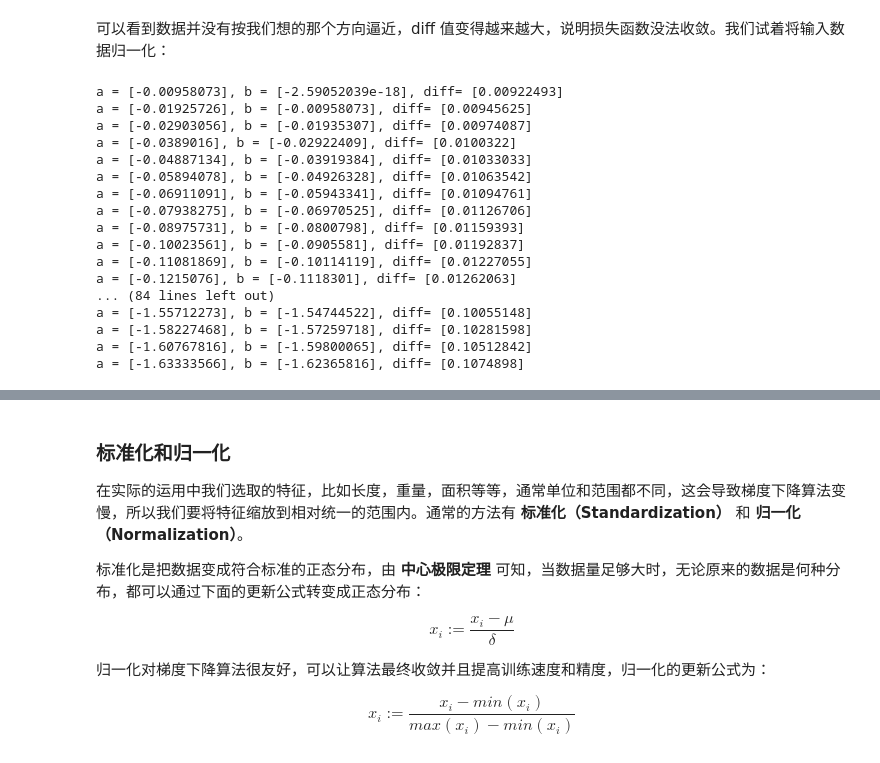
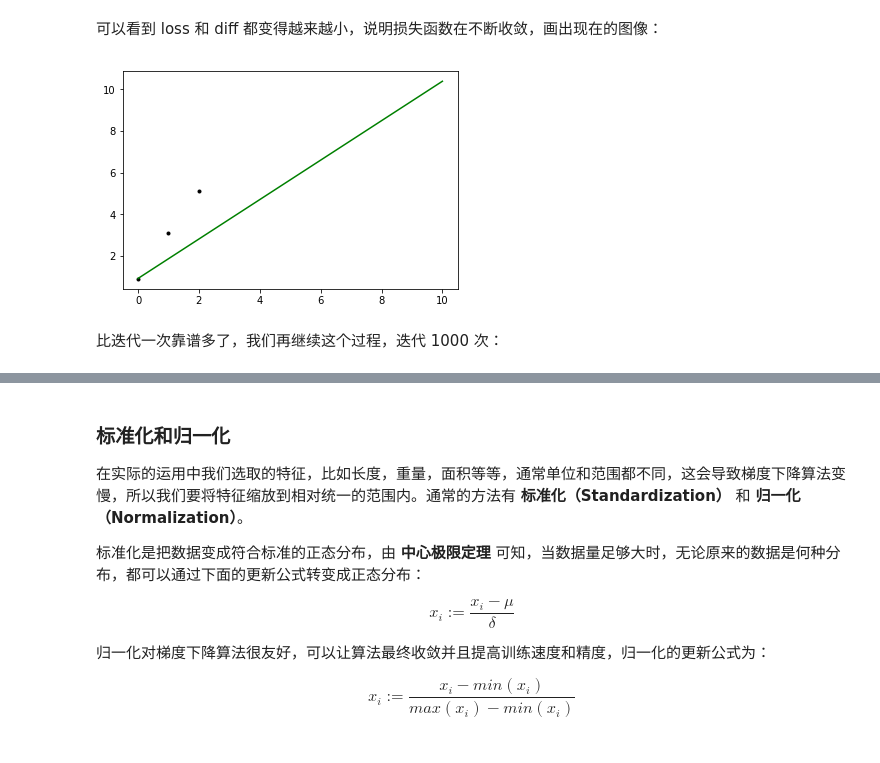
Before and after one commit to aneasystone/ml-notes, a Jupyter notebook: 回归/11. 利用梯度下降法解线性回归.ipynb, the cells around one changed output, grey strips where cells are left out. Saved outputs shown, nothing was run; the diff lists cells and outputs as text; code cells hidden in the pictures.

```diff
--- a/回归/11. 利用梯度下降法解线性回归.ipynb
+++ b/回归/11. 利用梯度下降法解线性回归.ipynb
@@ -115,45 +121,14 @@ a = -1.2204397816143372e+135, b = -8.078862233749725e+133, diff= 1.5627450194450
-# %% [markdown]
-可以看到数据并没有按我们想的那个方向逼近，diff 值变得越来越大，说明损失函数没法收敛。我们试着将输入数据归一化：
-# %%
-import numpy as np
-from sklearn.preprocessing import StandardScaler
-
-X = np.array([39.93, 42.05, 43.18, 44.68, 49.87, 53.57]).reshape(-1,1)
-Y = np.array([199,   290,   298,   310,   399,   420]).reshape(-1,1)
-
-x_scalar = StandardScaler()
-y_scalar = StandardScaler()
-x_scalar.fit(X)
-y_scalar.fit(Y)
-X_standard = x_scalar.transform(X)
-Y_standard = y_scalar.transform(Y)
-
-eta = 0.01
-a = 0
-b = 0
-
-for i in range(100):
-    a_new = gradient_update_a(X_standard, Y_standard, a, b)
-    b_new = gradient_update_b(X_standard, Y_standard, a, b)
-    diff = abs(loss(X_standard, Y_standard, a, b) - loss(X_standard, Y_standard, a_new, b_new))
-    print("a = {0}, b = {1}, diff= {2}".format(a_new, b_new, diff))
-    a = a_new
-    b = b_new
-# %% [output]
-a = [-0.00958073], b = [-2.59052039e-18], diff= [0.00922493]
-a = [-0.01925726], b = [-0.00958073], diff= [0.00945625]
-a = [-0.02903056], b = [-0.01935307], diff= [0.00974087]
-a = [-0.0389016], b = [-0.02922409], diff= [0.0100322]
-a = [-0.04887134], b = [-0.03919384], diff= [0.01033033]
-a = [-0.05894078], b = [-0.04926328], diff= [0.01063542]
-a = [-0.06911091], b = [-0.05943341], diff= [0.01094761]
-a = [-0.07938275], b = [-0.06970525], diff= [0.01126706]
-a = [-0.08975731], b = [-0.0800798], diff= [0.01159393]
-a = [-0.10023561], b = [-0.0905581], diff= [0.01192837]
-a = [-0.11081869], b = [-0.10114119], diff= [0.01227055]
-a = [-0.1215076], b = [-0.1118301], diff= [0.01262063]
-... (84 lines left out)
-a = [-1.55712273], b = [-1.54744522], diff= [0.10055148]
-a = [-1.58227468], b = [-1.57259718], diff= [0.10281598]
-a = [-1.60767816], b = [-1.59800065], diff= [0.10512842]
-a = [-1.63333566], b = [-1.62365816], diff= [0.1074898]
+# %% [markdown]
+可以看到 loss 和 diff 都变得越来越小，说明损失函数在不断收敛，画出现在的图像：
+# %%
+plt.plot(X, Y, 'k.')
+
+x = np.linspace(0, 10, 10)
+y = a_new*x+b_new
+
+plt.plot(x, y, 'g-')
+plt.show()
+# %% [output]
+[figure, added]
+# %% [markdown]
+比迭代一次靠谱多了，我们再继续这个过程，迭代 1000 次：
```
Also changed, not shown: parts of 21 cells of this notebook.
